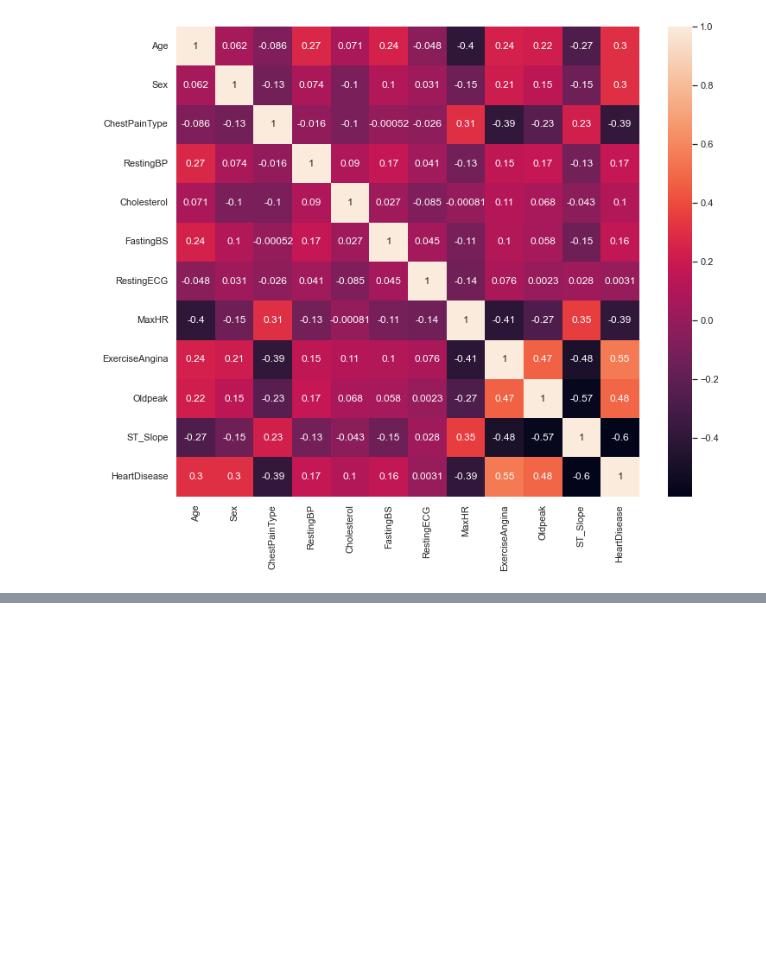
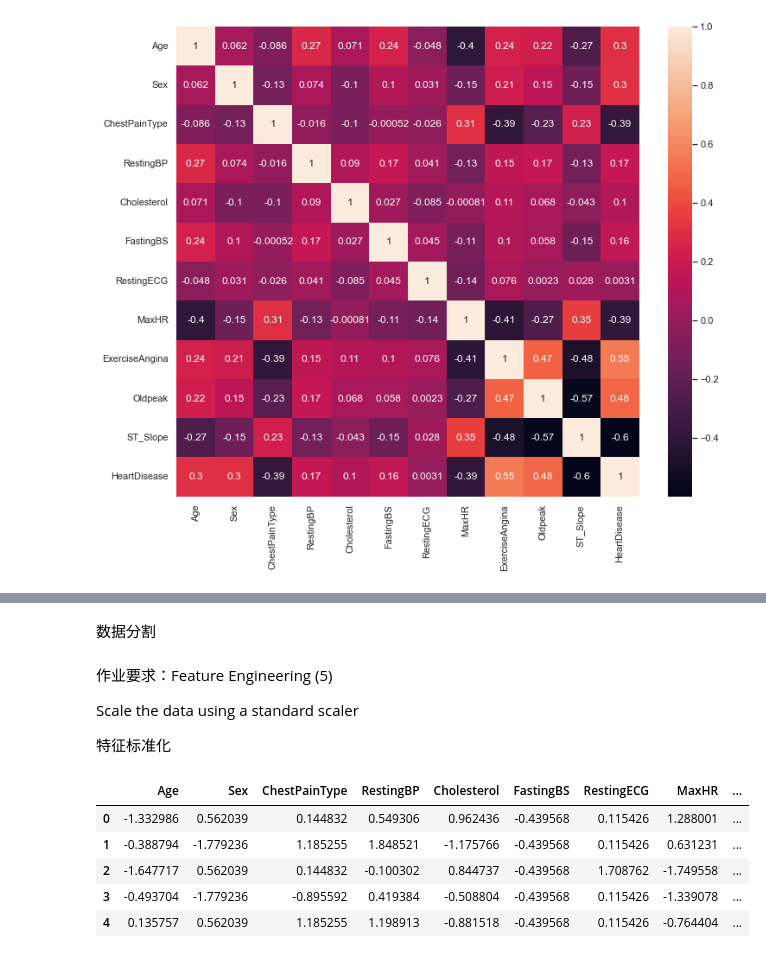
Before and after one commit to ZizhengFan/HeartDiseasePrediction, a Jupyter notebook: beta.ipynb, the cells around one changed output, grey strips where cells are left out. Saved outputs shown, nothing was run; the diff lists cells and outputs as text; code cells hidden in the pictures; blank space fills up the shorter version.

```diff
--- a/beta.ipynb
+++ b/beta.ipynb
@@ -277,0 +335,2 @@ plt.show()
+# %% [markdown]
+数据分割
@@ -277,0 +340,19 @@ plt.show()
+# %% [markdown]
+作业要求：Feature Engineering (5)
+
+Scale the data using a standard scaler
+
+特征标准化
+# %%
+ss = StandardScaler()
+columns = X.columns
+X = ss.fit_transform(X)
+X = pd.DataFrame(X, columns=columns)
+X.head()
+# %% [output]
+|  | Age | Sex | ChestPainType | RestingBP | Cholesterol | FastingBS | RestingECG | MaxHR | ... |
+| 0 | -1.332986 | 0.562039 | 0.144832 | 0.549306 | 0.962436 | -0.439568 | 0.115426 | 1.288001 | ... |
+| 1 | -0.388794 | -1.779236 | 1.185255 | 1.848521 | -1.175766 | -0.439568 | 0.115426 | 0.631231 | ... |
+| 2 | -1.647717 | 0.562039 | 0.144832 | -0.100302 | 0.844737 | -0.439568 | 1.708762 | -1.749558 | ... |
+| 3 | -0.493704 | -1.779236 | -0.895592 | 0.419384 | -0.508804 | -0.439568 | 0.115426 | -1.339078 | ... |
+| 4 | 0.135757 | 0.562039 | 1.185255 | 1.198913 | -0.881518 | -0.439568 | 0.115426 | -0.764404 | ... |
```
Also changed, not shown: parts of 26 cells of this notebook.
